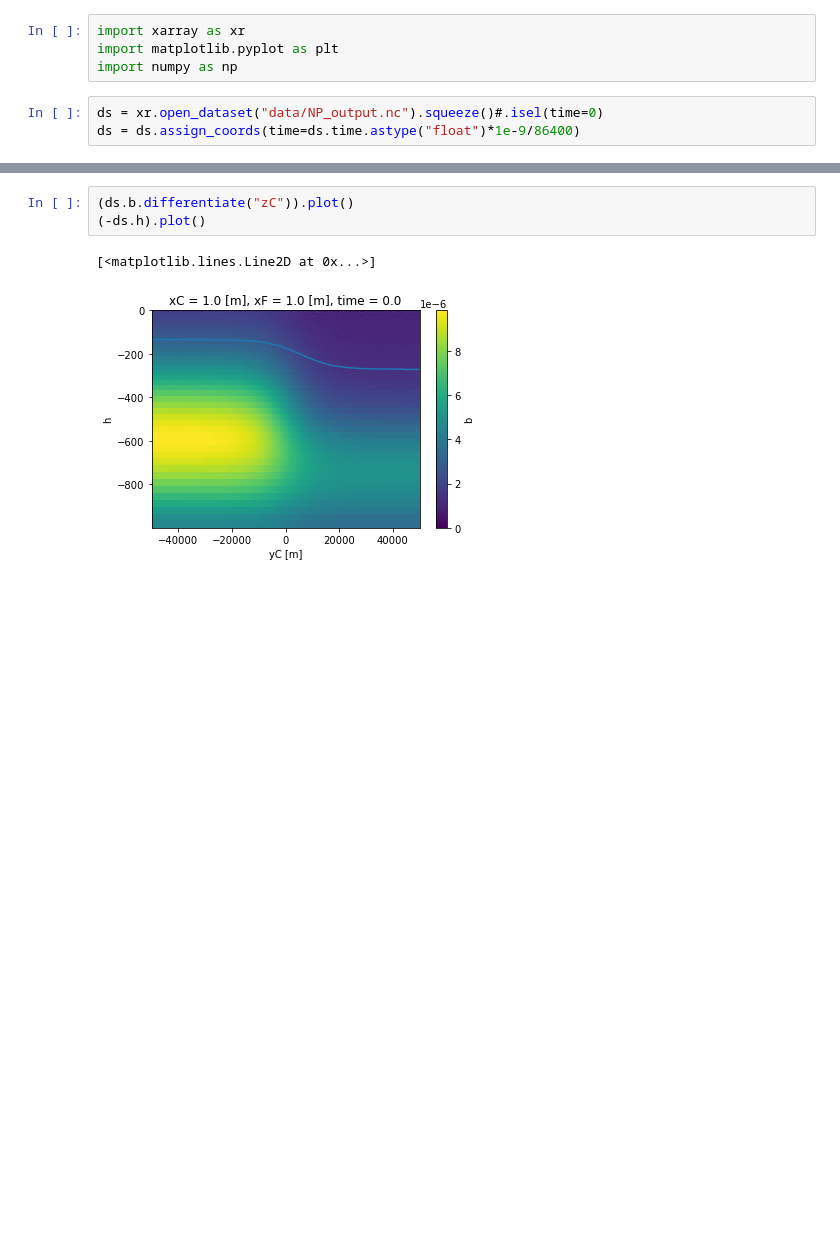
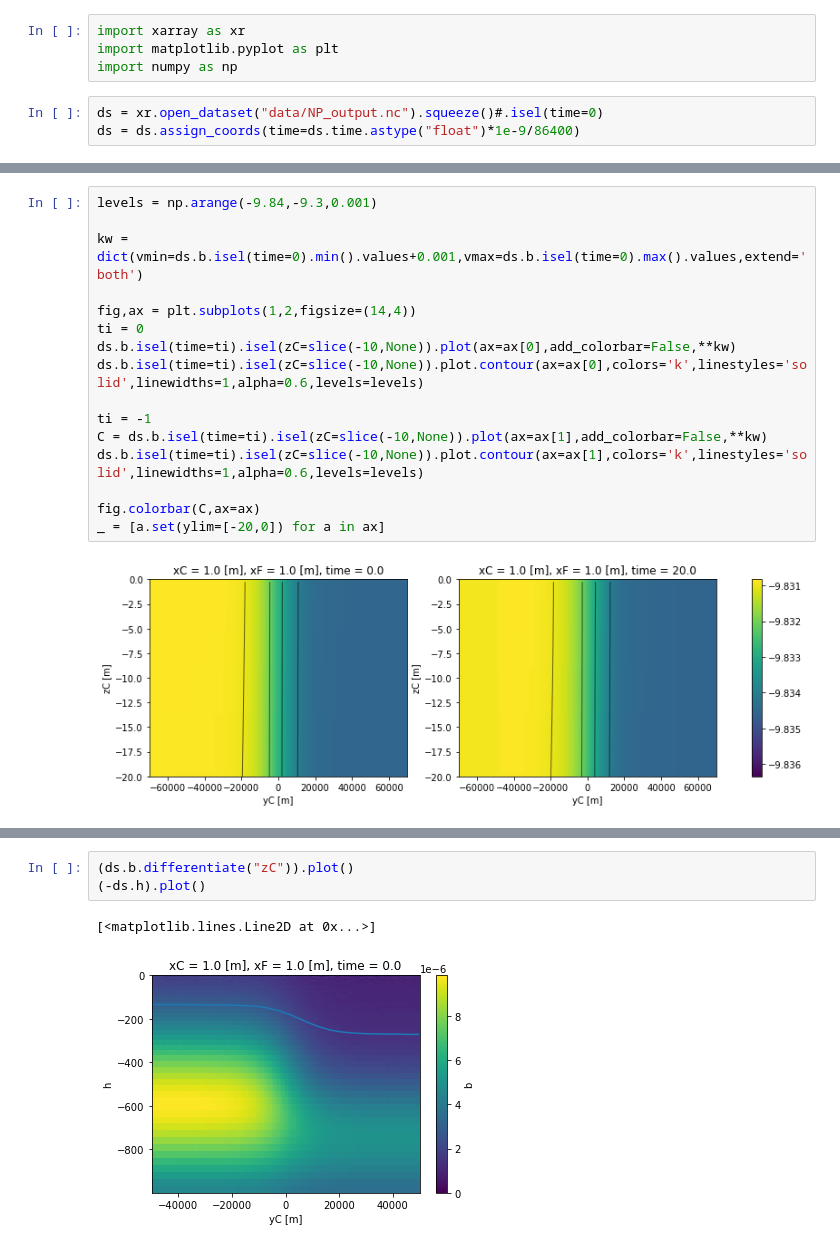
Before and after one commit to iuryt/Bioceananigans.jl, a Jupyter notebook: analysis.ipynb, the cells around one changed output, grey strips where cells are left out. Drawn from its saved outputs; the diff is of its cells as text; blank space fills up the shorter version.

```diff
--- a/analysis.ipynb
+++ b/analysis.ipynb
@@ -13,0 +14,18 @@ ds.light.plot(robust=True)
+# %%
+levels = np.arange(-9.84,-9.3,0.001)
+
+kw = dict(vmin=ds.b.isel(time=0).min().values+0.001,vmax=ds.b.isel(time=0).max().values,extend='both')
+
+fig,ax = plt.subplots(1,2,figsize=(14,4))
+ti = 0
+ds.b.isel(time=ti).isel(zC=slice(-10,None)).plot(ax=ax[0],add_colorbar=False,**kw)
+ds.b.isel(time=ti).isel(zC=slice(-10,None)).plot.contour(ax=ax[0],colors='k',linestyles='solid',linewidths=1,alpha=0.6,levels=levels)
+
+ti = -1
+C = ds.b.isel(time=ti).isel(zC=slice(-10,None)).plot(ax=ax[1],add_colorbar=False,**kw)
+ds.b.isel(time=ti).isel(zC=slice(-10,None)).plot.contour(ax=ax[1],colors='k',linestyles='solid',linewidths=1,alpha=0.6,levels=levels)
+
+fig.colorbar(C,ax=ax)
+_ = [a.set(ylim=[-20,0]) for a in ax]
+# %% [output]
+[figure, added]
```
Also changed, not shown: parts of 6 cells of this notebook.
